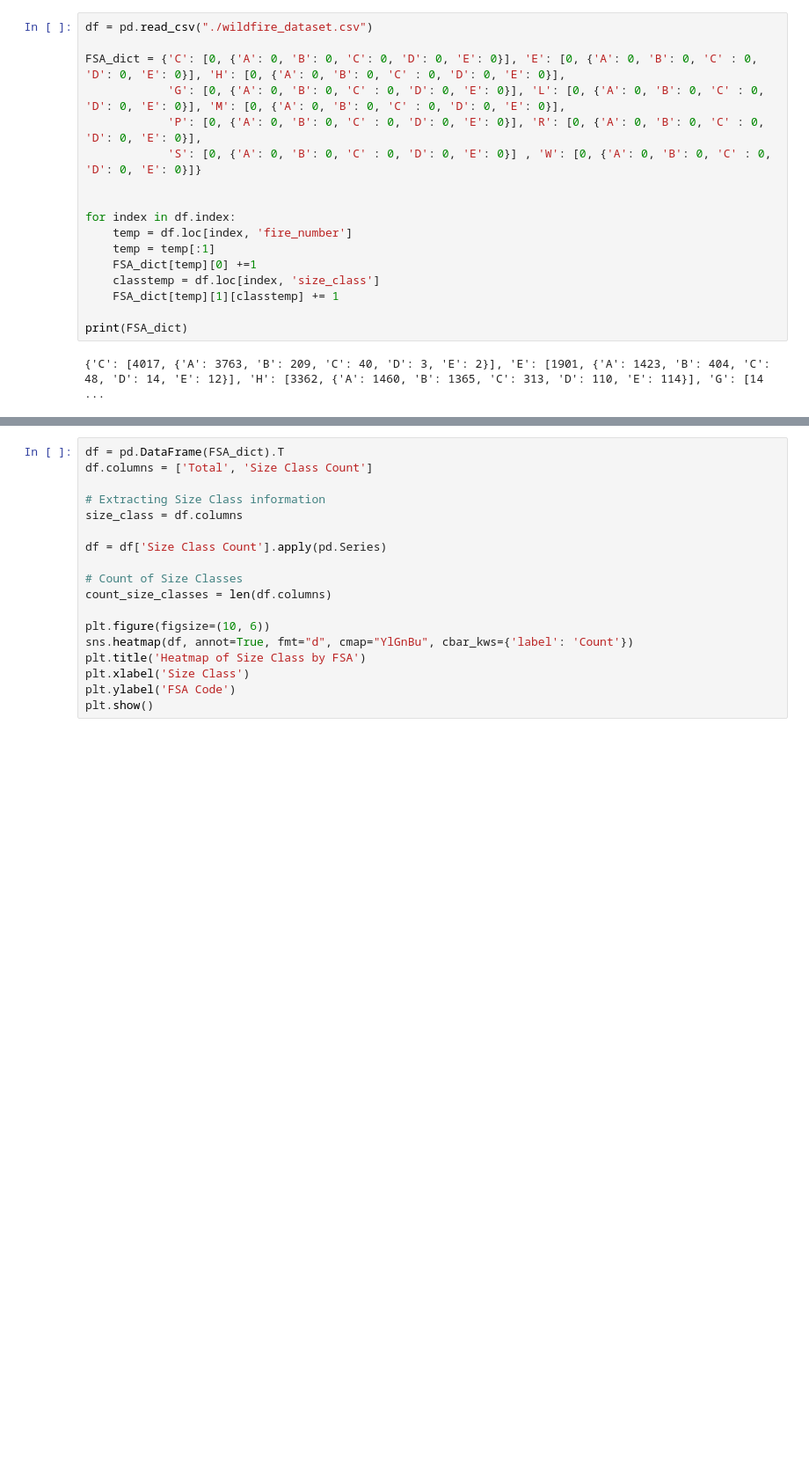
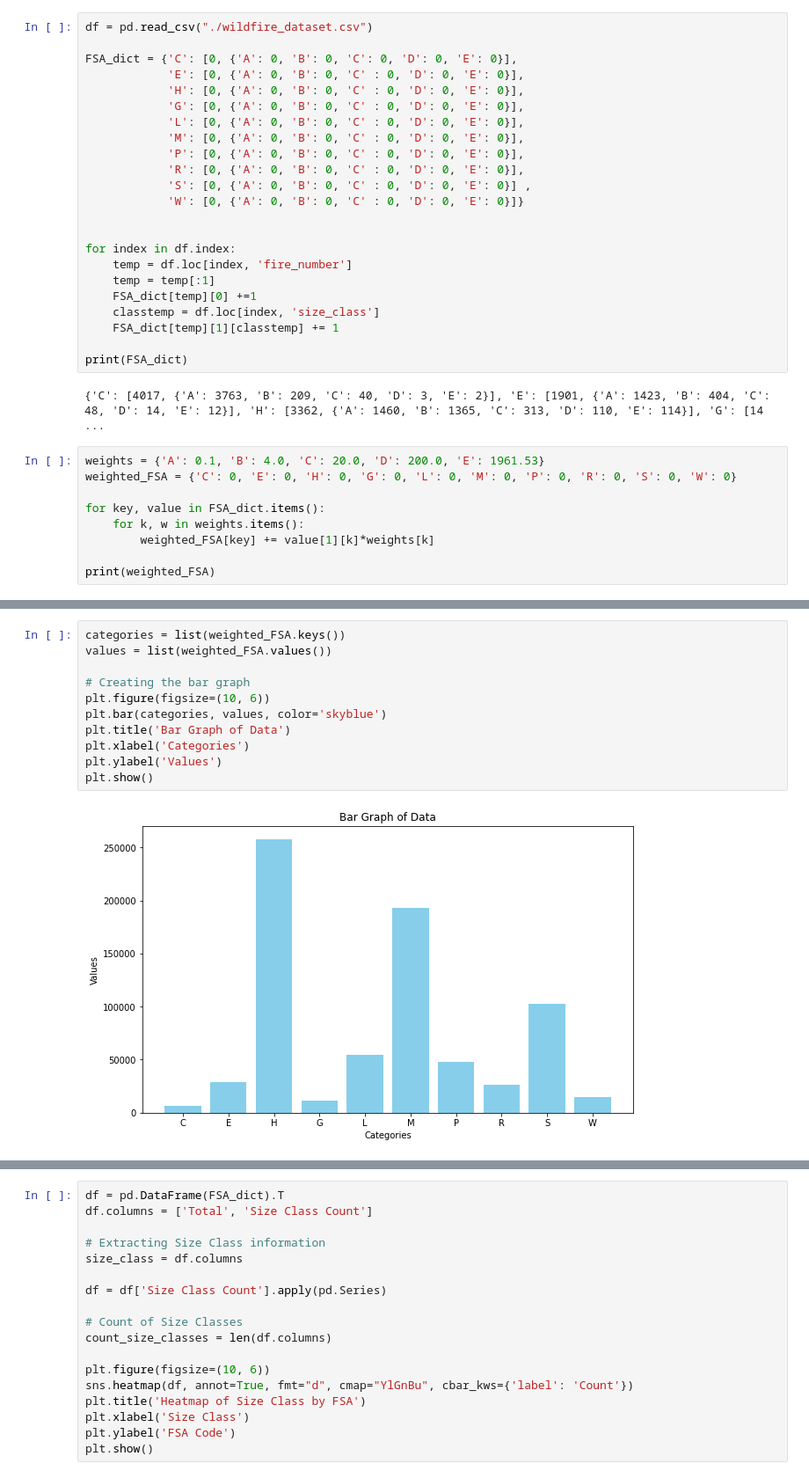
Before and after one commit to pandya-aditya/CxC_Hackathon, a Jupyter notebook: main.ipynb, the cells around one changed output, grey strips where cells are left out. Shown: that part at 88% size. Saved outputs shown, nothing was run; the diff lists cells and outputs as text; blank space fills up the shorter version.

```diff
--- a/main.ipynb
+++ b/main.ipynb
@@ -30,10 +30,16 @@ import seaborn as sns
 # %%
 df = pd.read_csv("./wildfire_dataset.csv")
 
-FSA_dict = {'C': [0, {'A': 0, 'B': 0, 'C': 0, 'D': 0, 'E': 0}], 'E': [0, {'A': 0, 'B': 0, 'C' : 0, 'D': 0, 'E': 0}], 'H': [0, {'A': 0, 'B': 0, 'C' : 0, 'D': 0, 'E': 0}],
-            'G': [0, {'A': 0, 'B': 0, 'C' : 0, 'D': 0, 'E': 0}], 'L': [0, {'A': 0, 'B': 0, 'C' : 0, 'D': 0, 'E': 0}], 'M': [0, {'A': 0, 'B': 0, 'C' : 0, 'D': 0, 'E': 0}],
-            'P': [0, {'A': 0, 'B': 0, 'C' : 0, 'D': 0, 'E': 0}], 'R': [0, {'A': 0, 'B': 0, 'C' : 0, 'D': 0, 'E': 0}],
-            'S': [0, {'A': 0, 'B': 0, 'C' : 0, 'D': 0, 'E': 0}] , 'W': [0, {'A': 0, 'B': 0, 'C' : 0, 'D': 0, 'E': 0}]}
+FSA_dict = {'C': [0, {'A': 0, 'B': 0, 'C': 0, 'D': 0, 'E': 0}],
+            'E': [0, {'A': 0, 'B': 0, 'C' : 0, 'D': 0, 'E': 0}],
+            'H': [0, {'A': 0, 'B': 0, 'C' : 0, 'D': 0, 'E': 0}],
+            'G': [0, {'A': 0, 'B': 0, 'C' : 0, 'D': 0, 'E': 0}],
+            'L': [0, {'A': 0, 'B': 0, 'C' : 0, 'D': 0, 'E': 0}],
+            'M': [0, {'A': 0, 'B': 0, 'C' : 0, 'D': 0, 'E': 0}],
+            'P': [0, {'A': 0, 'B': 0, 'C' : 0, 'D': 0, 'E': 0}],
+            'R': [0, {'A': 0, 'B': 0, 'C' : 0, 'D': 0, 'E': 0}],
+            'S': [0, {'A': 0, 'B': 0, 'C' : 0, 'D': 0, 'E': 0}] ,
+            'W': [0, {'A': 0, 'B': 0, 'C' : 0, 'D': 0, 'E': 0}]}
 
 
 for index in df.index:
@@ -46,3 +52,12 @@ for index in df.index:
 print(FSA_dict)
 # %% [output]
 {'C': [4017, {'A': 3763, 'B': 209, 'C': 40, 'D': 3, 'E': 2}], 'E': [1901, {'A': 1423, 'B': 404, 'C': 48, 'D': 14, 'E': 12}], 'H': [3362, {'A': 1460, 'B': 1365, 'C': 313, 'D': 110, 'E': 114}], 'G': [14 ...
+# %%
+weights = {'A': 0.1, 'B': 4.0, 'C': 20.0, 'D': 200.0, 'E': 1961.53}
+weighted_FSA = {'C': 0, 'E': 0, 'H': 0, 'G': 0, 'L': 0, 'M': 0, 'P': 0, 'R': 0, 'S': 0, 'W': 0}
+
+for key, value in FSA_dict.items():
+    for k, w in weights.items():
+        weighted_FSA[key] += value[1][k]*weights[k]
+
+print(weighted_FSA)
@@ -48,0 +66,13 @@ print(FSA_dict)
+# %%
+categories = list(weighted_FSA.keys())
+values = list(weighted_FSA.values())
+
+# Creating the bar graph
+plt.figure(figsize=(10, 6))
+plt.bar(categories, values, color='skyblue')
+plt.title('Bar Graph of Data')
+plt.xlabel('Categories')
+plt.ylabel('Values')
+plt.show()
+# %% [output]
+[figure, added]
```
Also changed, not shown: parts of 2 cells of this notebook.
